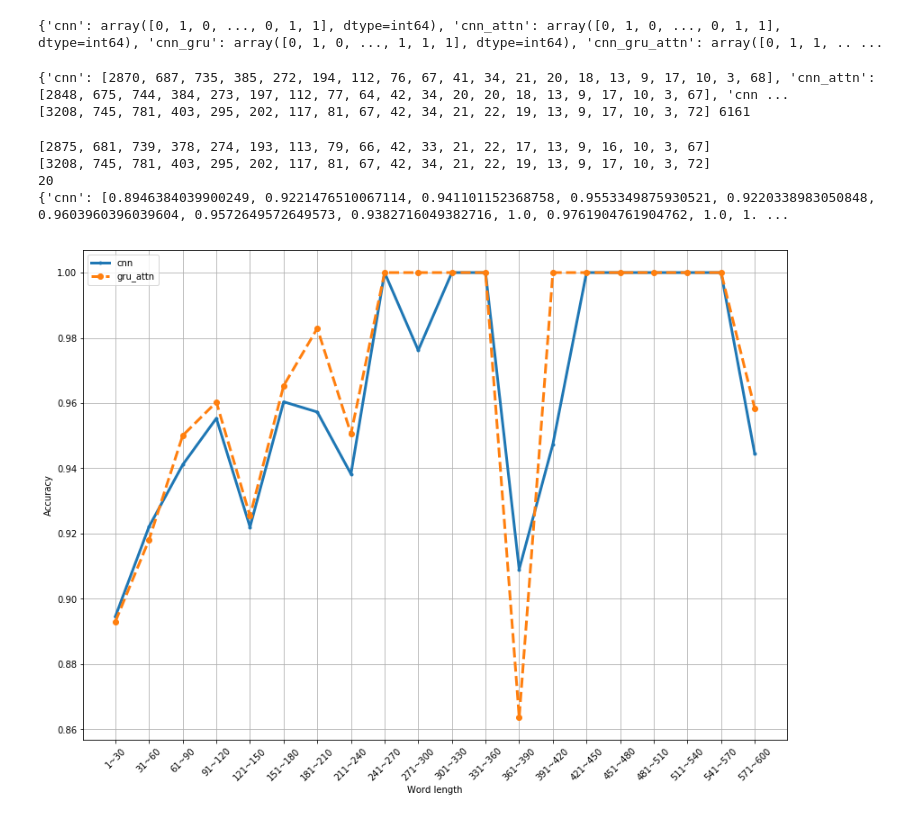
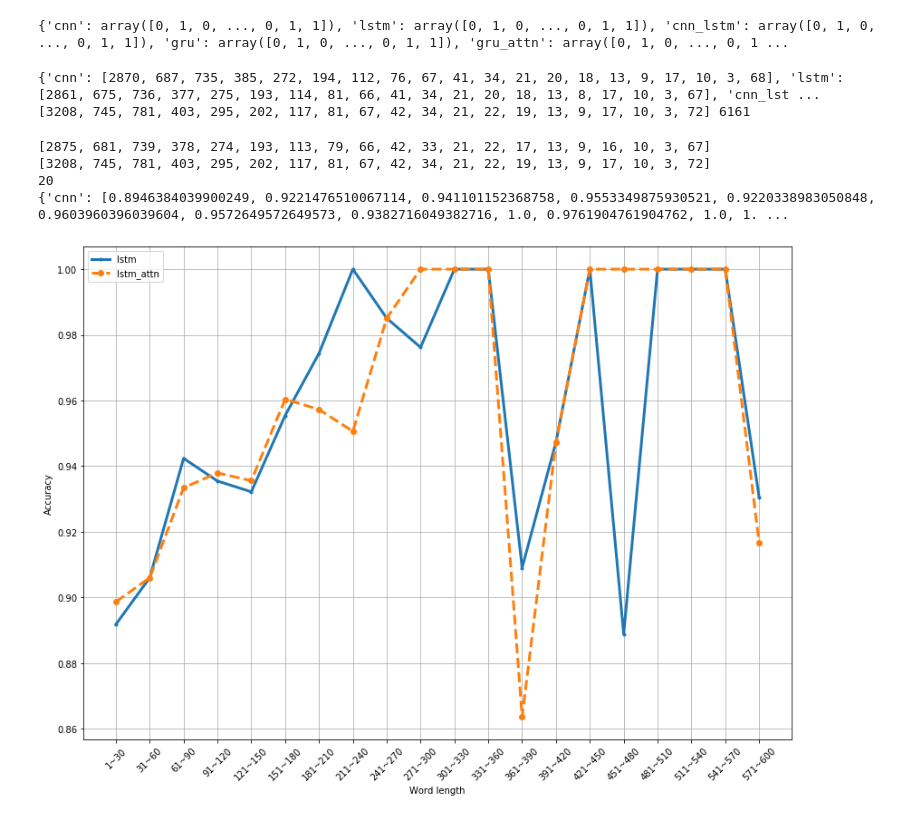
Before and after one commit to LXZE/DL_SA, a Jupyter notebook: result_analysis.ipynb, the cells around one changed output. Drawn from its saved outputs; the diff is of its cells as text; code cells hidden in the pictures.

```diff
--- a/result_analysis.ipynb
+++ b/result_analysis.ipynb
@@ -99,7 +88,8 @@ new_x_test = x_test
 
 # y_predict = model.predict_classes(x_all)
 
-pad_i = stoi[pad_token]
+# pad_i = stoi[pad_token]
+pad_i = 4999
 # print(x_all[0])
 # print(np.where(x_all[0] == pad_i)[0])
 get_first_pad_idx = lambda elem: np.where(elem == pad_i)[0]
@@ -191,7 +181,11 @@ from glob import glob
 fileList = glob('predicted/*.npy')
 dp = {}
 for file in fileList:
-    name = (file.split('\\')[-1]).split('.')[0]
+
+    if os.name == 'nt':
+        name = (file.split('\\')[-1]).split('.')[0]
+    else:
+        name = (file.split('/')[-1]).split('.')[0]
     dp[name] = np.load(file)
 print(dp)
 # print(x_len)
@@ -202,7 +196,7 @@ y_true = get_val(y_test)
 # res = list(map(lambda x: x[0]==x[1], zip(y_true, list(dp['bgru_attn']))))
 # print(res.count(True)/len(res))
 # %% [output]
-{'cnn': array([0, 1, 0, ..., 0, 1, 1], dtype=int64), 'cnn_attn': array([0, 1, 0, ..., 0, 1, 1], dtype=int64), 'cnn_gru': array([0, 1, 0, ..., 1, 1, 1], dtype=int64), 'cnn_gru_attn': array([0, 1, 1, .. ...
+{'cnn': array([0, 1, 0, ..., 0, 1, 1]), 'lstm': array([0, 1, 0, ..., 0, 1, 1]), 'cnn_lstm': array([0, 1, 0, ..., 0, 1, 1]), 'gru': array([0, 1, 0, ..., 0, 1, 1]), 'gru_attn': array([0, 1, 0, ..., 0, 1 ...
 # %%
 def create_bins():
     bins_template = {}
@@ -237,7 +231,7 @@ for x in x_len_mapped:
     new_counts[x] += 1
 print(new_counts, sum(new_counts))
 # %% [output]
-{'cnn': [2870, 687, 735, 385, 272, 194, 112, 76, 67, 41, 34, 21, 20, 18, 13, 9, 17, 10, 3, 68], 'cnn_attn': [2848, 675, 744, 384, 273, 197, 112, 77, 64, 42, 34, 20, 20, 18, 13, 9, 17, 10, 3, 67], 'cnn ...
+{'cnn': [2870, 687, 735, 385, 272, 194, 112, 76, 67, 41, 34, 21, 20, 18, 13, 9, 17, 10, 3, 68], 'lstm': [2861, 675, 736, 377, 275, 193, 114, 81, 66, 41, 34, 21, 20, 18, 13, 8, 17, 10, 3, 67], 'cnn_lst ...
 [3208, 745, 781, 403, 295, 202, 117, 81, 67, 42, 34, 21, 22, 19, 13, 9, 17, 10, 3, 72] 6161
 # %%
 print(df['gru'])
@@ -255,32 +249,32 @@ print(res)
 20
 {'cnn': [0.8946384039900249, 0.9221476510067114, 0.941101152368758, 0.9553349875930521, 0.9220338983050848, 0.9603960396039604, 0.9572649572649573, 0.9382716049382716, 1.0, 0.9761904761904762, 1.0, 1. ...
 # %%
-allow = ['cnn', 'gru_attn']
+allow = ['lstm', 'lstm_attn']
 new_res = dict(filter(lambda e: e[0] in allow, res.items()))
 # new_res = res # no filter
 
 xticks = [f'{i}~{i+29}' for i in range(1,601,30)]
 
 mk = ['.-', 'o--', '^-.', 'v:', '_-',',--','d-.','<:','>-','p--']
 fmt = {}
 for idx, k in enumerate(new_res.keys()):
     fmt[k] = mk[idx]
 
 x_axis = list(range(0,20))
 fig1, ax1 = plt.subplots(figsize=(14, 10))
 for k,v in new_res.items():
     ax1.plot(x_axis, v, fmt[k], label=f'{k}', linewidth=3)
 leg = ax1.legend(loc='upper left')
 plt.xticks([i for i in range(20)], xticks, rotation=45)
 ax1.set_xlabel("Word length")
 ax1.set_ylabel("Accuracy")
 
 ax1.xaxis.grid()
 ax1.yaxis.grid()
 
 plt.show()
 # %% [output]
-[figure, old version]
+[figure, new version]
 # %%
 # import os
 # from dotenv import load_dotenv
```
Also changed, not shown: parts of 6 cells of this notebook, 5 other files.
